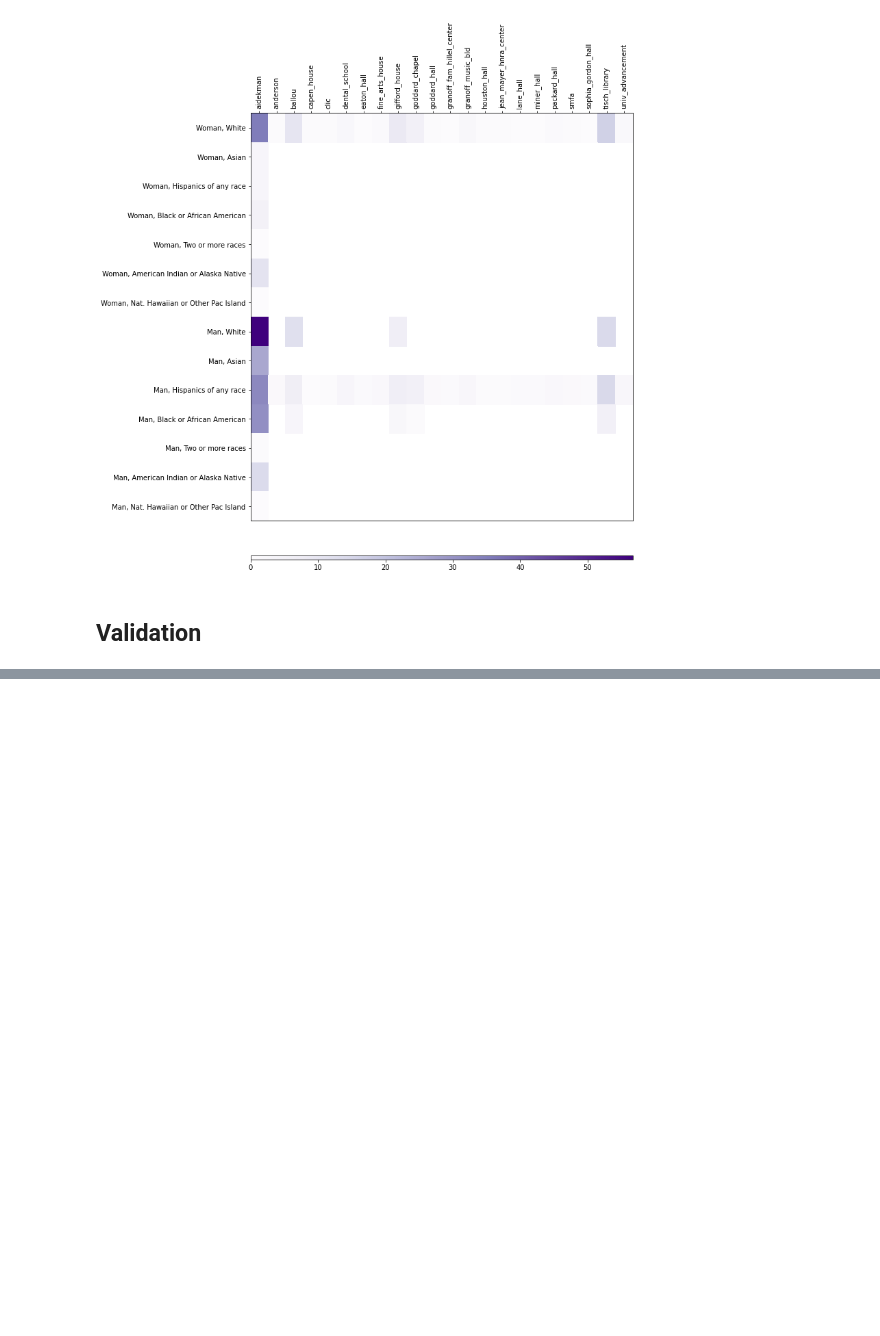
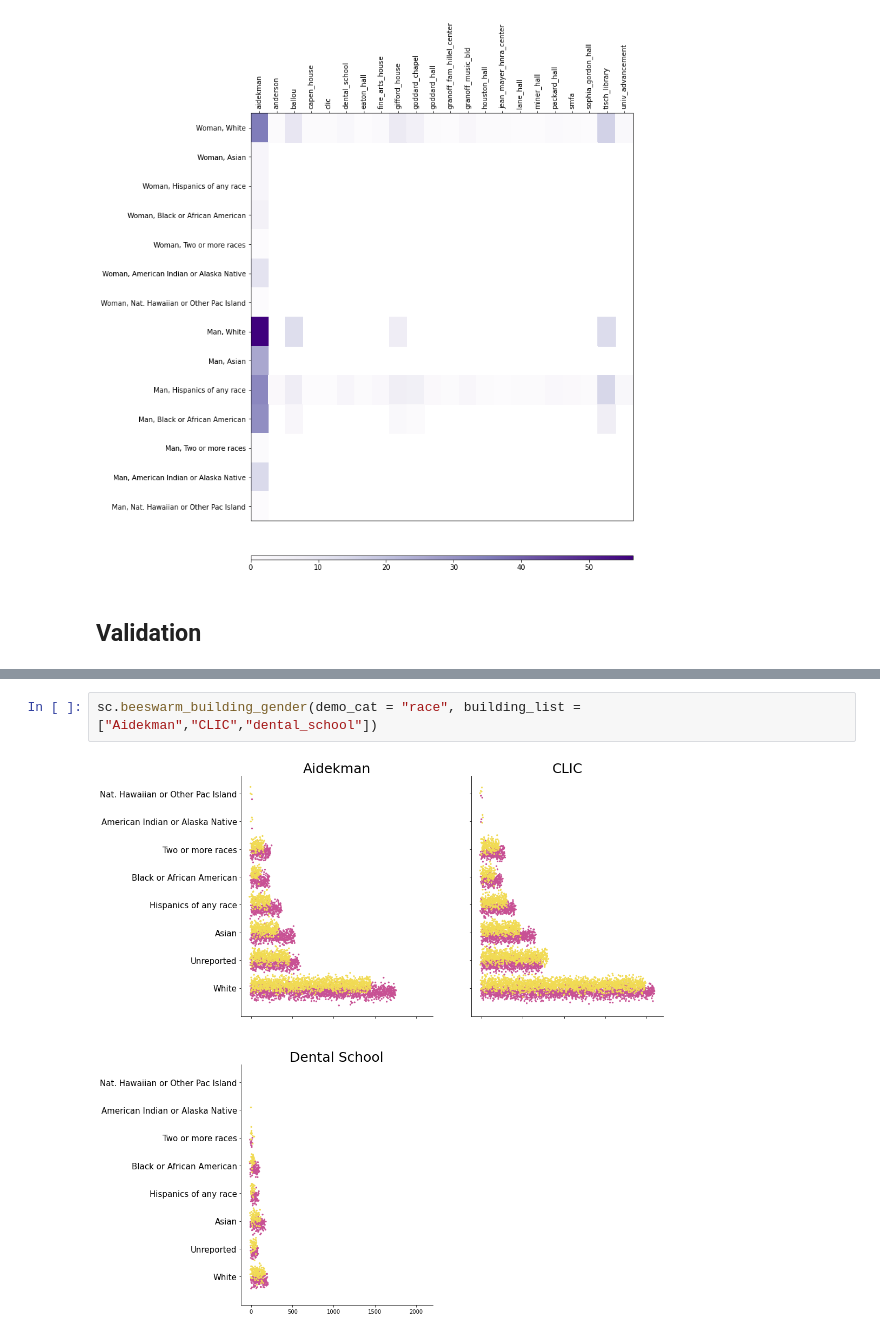
Before and after one commit to annahaensch/OpArt_Curation_Tool, a Jupyter notebook: notebooks/workflow_demo.ipynb, the cells around one changed output, grey strips where cells are left out. Drawn from its saved outputs; the diff is of its cells as text; blank space fills up the shorter version.

Commit message:
bring workflow demo up to date

```diff
--- a/notebooks/workflow_demo.ipynb
+++ b/notebooks/workflow_demo.ipynb
@@ -218,0 +211,4 @@ Index(['Woman, White', 'Woman, Asian', 'Woman, Hispanics of any race',
+# %%
+sc.beeswarm_building_gender(demo_cat = "race", building_list = ["Aidekman","CLIC","dental_school"])
+# %% [output]
+[figure, added]
```
Also changed, not shown: parts of 12 cells of this notebook.
